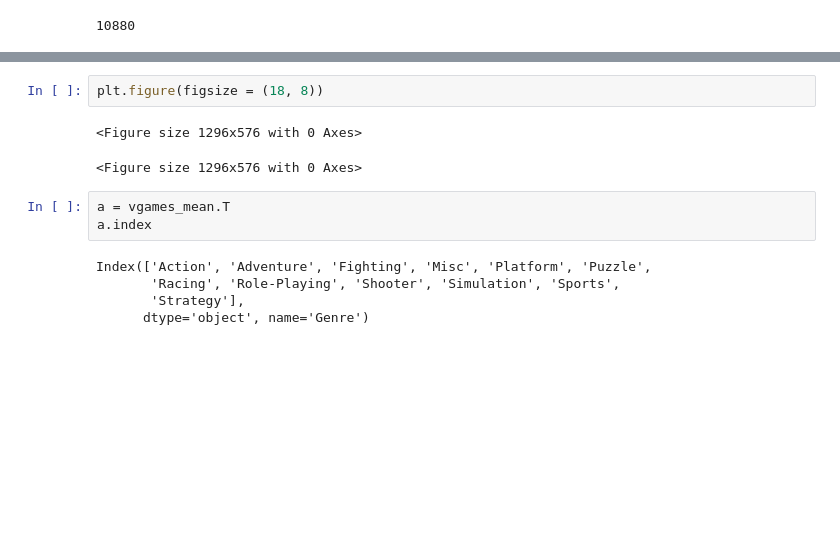
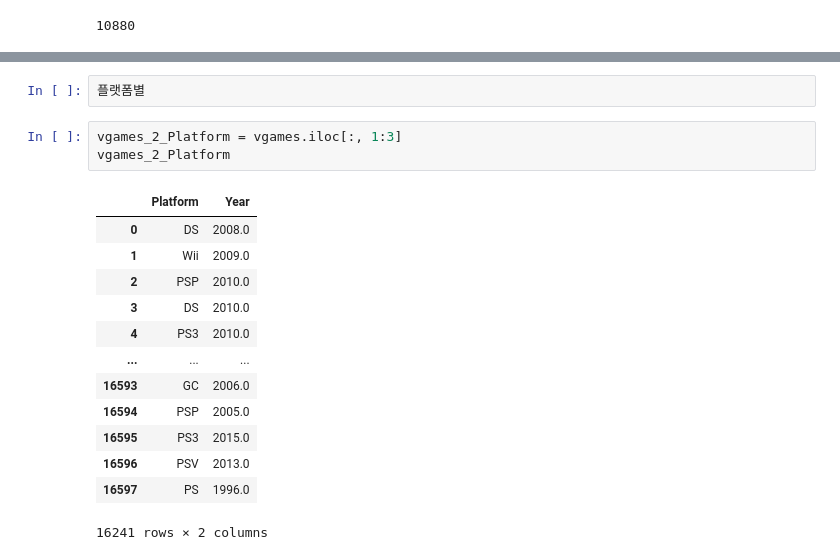
Before and after one commit to superahxd/_project, a Jupyter notebook: sec1_project.ipynb, the cells around one changed output, grey strips where cells are left out. Cells and saved outputs as stored; diff of their text form; blank space fills up the shorter version.

```diff
--- a/sec1_project.ipynb
+++ b/sec1_project.ipynb
@@ -299,13 +284,19 @@ def vgames_2(year, genre):
-# %%
-plt.figure(figsize = (18, 8))
-# %% [output]
-<Figure size 1296x576 with 0 Axes>
-<Figure size 1296x576 with 0 Axes>
-# %%
-a = vgames_mean.T
-a.index
-# %% [output]
-Index(['Action', 'Adventure', 'Fighting', 'Misc', 'Platform', 'Puzzle',
-       'Racing', 'Role-Playing', 'Shooter', 'Simulation', 'Sports',
-       'Strategy'],
-      dtype='object', name='Genre')
+# %%
+플랫폼별
+# %%
+vgames_2_Platform = vgames.iloc[:, 1:3]
+vgames_2_Platform
+# %% [output]
+|  | Platform | Year |
+| 0 | DS | 2008.0 |
+| 1 | Wii | 2009.0 |
+| 2 | PSP | 2010.0 |
+| 3 | DS | 2010.0 |
+| 4 | PS3 | 2010.0 |
+| ... | ... | ... |
+| 16593 | GC | 2006.0 |
+| 16594 | PSP | 2005.0 |
+| 16595 | PS3 | 2015.0 |
+| 16596 | PSV | 2013.0 |
+| 16597 | PS | 1996.0 |
+16241 rows × 2 columns
```
Also changed, not shown: parts of 8 cells of this notebook.
